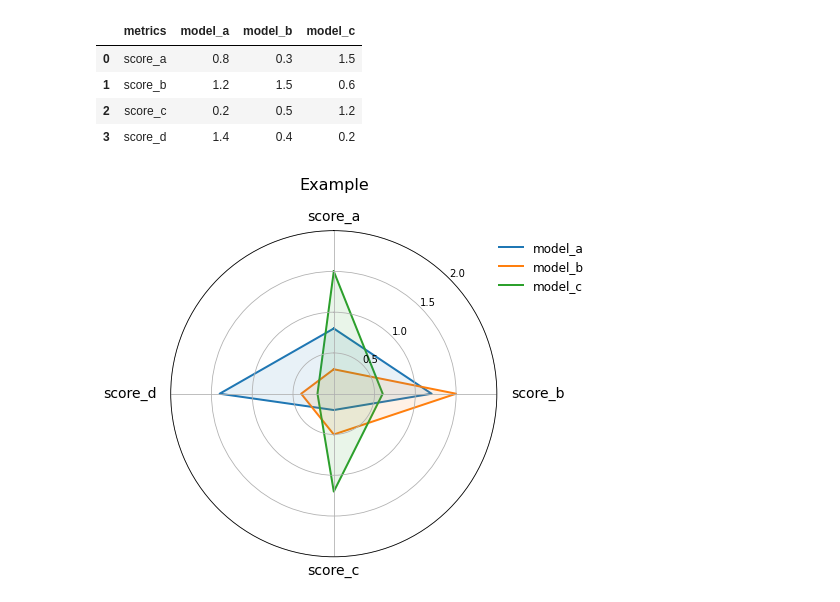
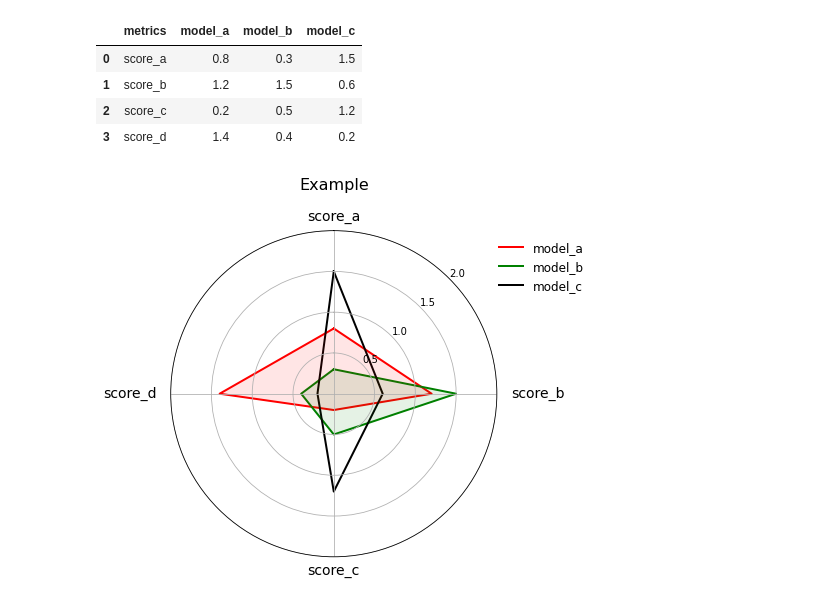
Before and after one commit to prio-data/views_dataviz, a Jupyter notebook: examples/radar.ipynb, the cells around one changed output. Saved outputs shown, nothing was run; the diff lists cells and outputs as text; code cells hidden in the pictures.

Commit message:
added plotting into external ax, and list option for fills

```diff
--- a/examples/radar.ipynb
+++ b/examples/radar.ipynb
@@ -18,19 +18,20 @@ mock
 | 1 | score_b | 1.2 | 1.5 | 0.6 |
 | 2 | score_c | 0.2 | 0.5 | 1.2 |
 | 3 | score_d | 1.4 | 0.4 | 0.2 |
-# %%
-plot_radar(
-    df=mock,
-    categories="metrics",
-    entries=["model_a", "model_b", "model_c"],
-    fill=True,
-    tick_locations=[0.5, 1, 1.5, 2],
-    label_size=14,
-    minmax=(0,2),
-    legend_anchor=(1.3, 1),
-    legend_size=12,
-    linewidth=2,
-    title="Example",
-)
-# %% [output]
-[figure, removed]
+# %%
+plot_radar(
+    df=mock,
+    categories="metrics",
+    entries=["model_a", "model_b", "model_c"],
+    fill=[True, True, False],
+    colors=["Red", "Green", "Black"],
+    tick_locations=[0.5, 1, 1.5, 2],
+    label_size=14,
+    minmax=(0,2),
+    legend_anchor=(1.3, 1),
+    legend_size=12,
+    linewidth=2,
+    title="Example",
+)
+# %% [output]
+[figure, added]
```
Also changed, not shown: 2 other files.
